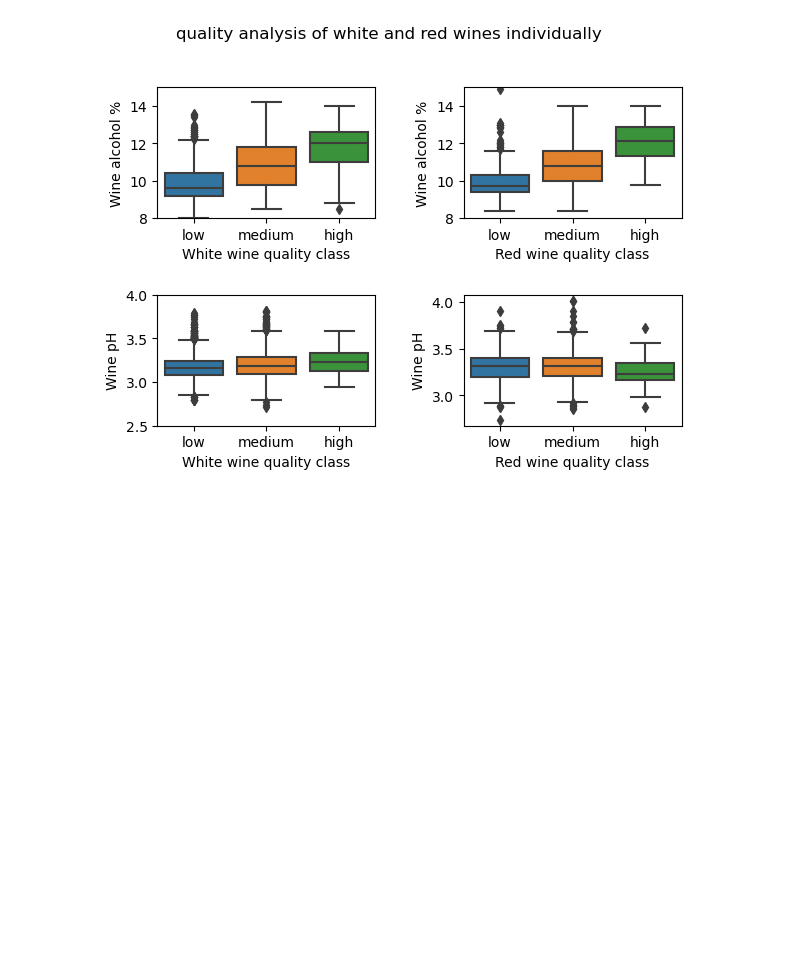
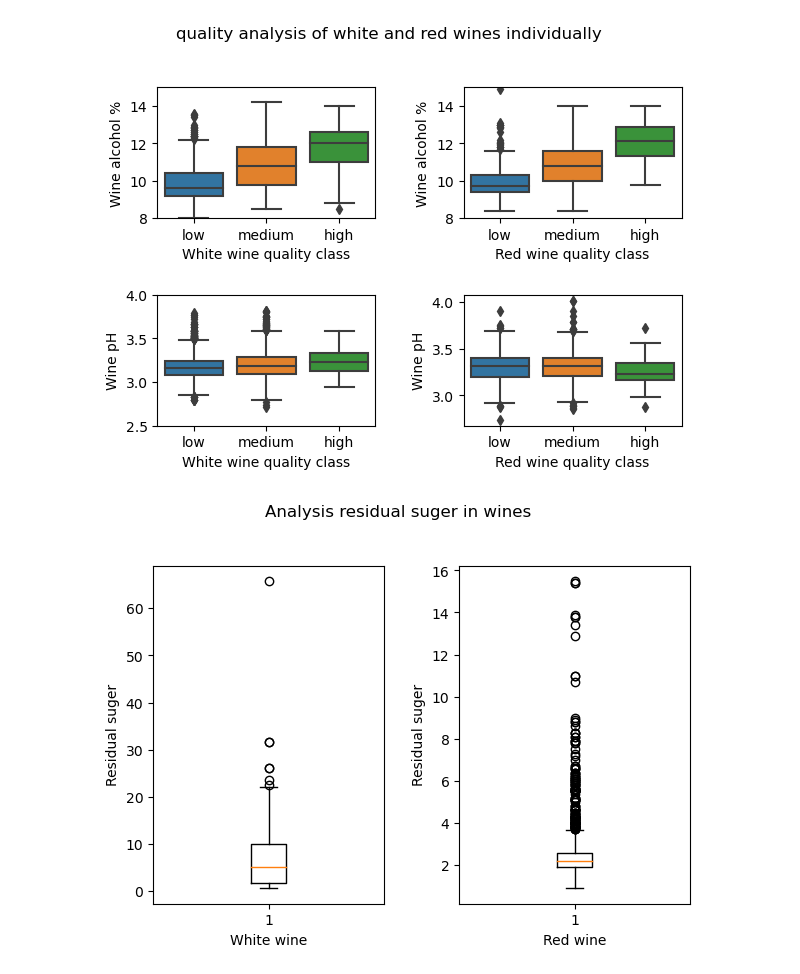
Before and after one commit to baes2021/P2-wine-EDA, a Jupyter notebook: wine_project.ipynb, the cells around one changed output. Saved outputs shown, nothing was run; the diff lists cells and outputs as text; code cells hidden in the pictures; blank space fills up the shorter version.

Commit message:
plot corolations between data

```diff
--- a/wine_project.ipynb
+++ b/wine_project.ipynb
@@ -368,3 +369,17 @@ plt.setp(ax1, ylim=(2.5,4))
 fig.tight_layout(pad=2.0)
 # %% [output]
 [figure]
+# %%
+fig=plt.figure()
+st=fig.suptitle('Analysis residual suger in wines')
+ax1=plt.subplot2grid((1,2),(0,0))
+plt.boxplot(white_wine['residual sugar'])
+plt.xlabel('White wine')
+plt.ylabel('Residual suger')
+ax1=plt.subplot2grid((1,2),(0,1))
+plt.boxplot(red_wine['residual sugar'])
+plt.xlabel('Red wine')
+plt.ylabel('Residual suger')
+fig.tight_layout(pad=2)
+# %% [output]
+[figure, added]
```
Also changed, not shown: parts of 18 cells of this notebook, 2 other files.
